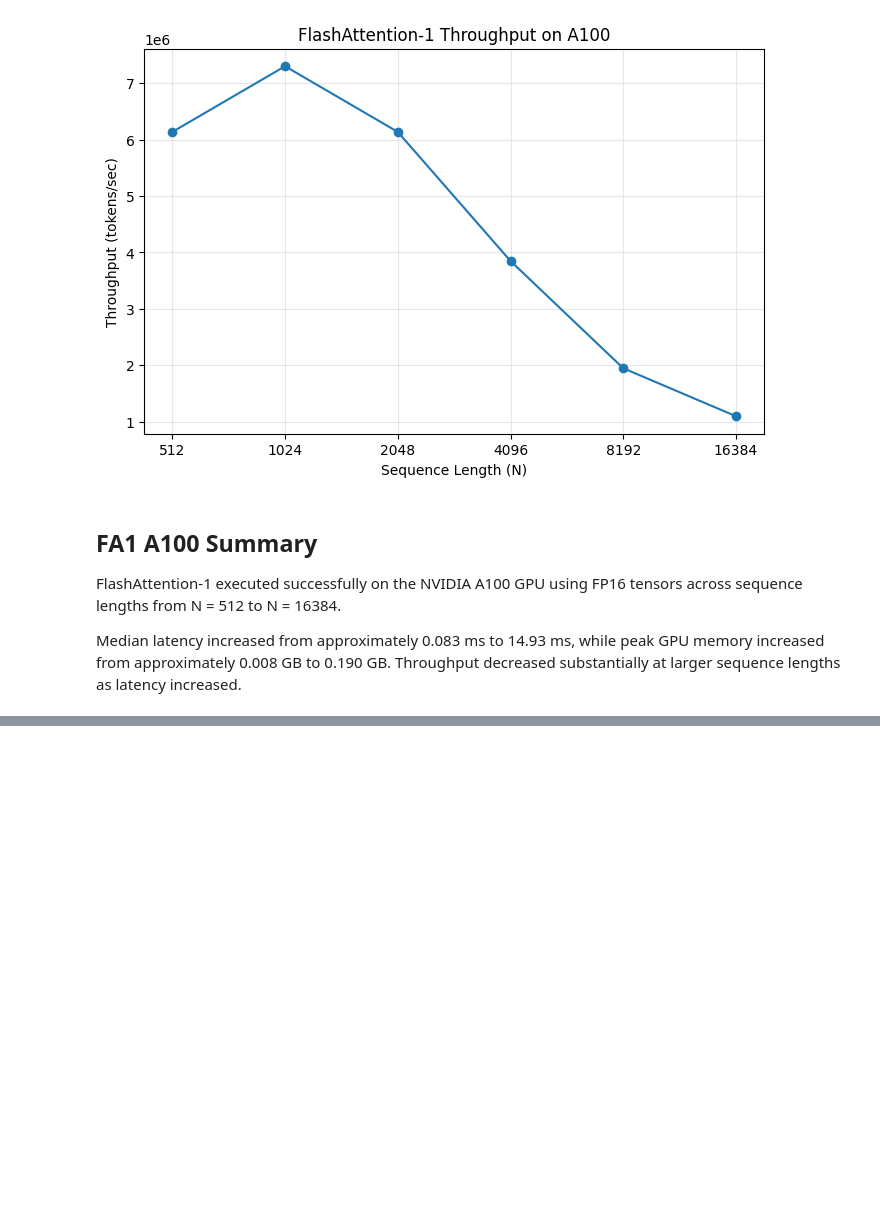
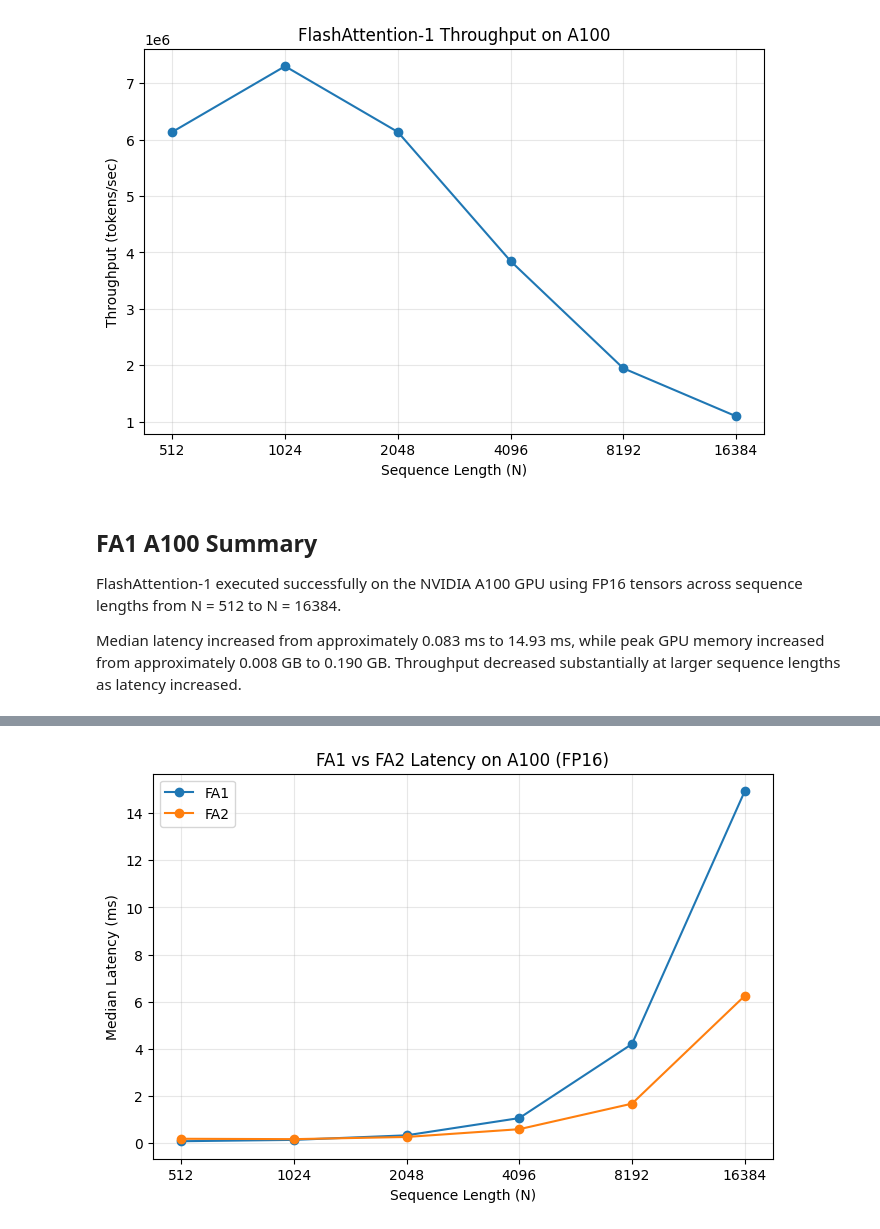
Before and after one commit to deepinsightai/flash-attention, a Jupyter notebook: blackwell_sdpa_smoke_test.ipynb, the cells around one changed output, grey strips where cells are left out. Drawn from its saved outputs; the diff is of its cells as text; code cells hidden in the pictures; blank space fills up the shorter version.

Commit message:
Complete FA1 vs FA2 A100 comparison

```diff
--- a/blackwell_sdpa_smoke_test.ipynb
+++ b/blackwell_sdpa_smoke_test.ipynb
@@ -1856,0 +2099,20 @@ Median latency increased from approximately 0.083 ms to 14.93 ms, while peak GPU
+# %%
+#clean FA1 vs FA2 comparison
+fa1_df = pd.read_csv("fa1_a100_results.csv")
+# %%
+comparison_df = pd.DataFrame({
+    "N": fa1_df["N"],
+    "FA1_latency_ms": fa1_df["median_ms"],
+    "FA2_latency_ms": fa2_fp16_df["median_ms"],
+    "FA1_memory_GB": fa1_df["peak_memory_GB"],
+    "FA2_memory_GB": fa2_fp16_df["peak_memory_GB"],
+    "FA1_throughput": fa1_df["tokens_per_sec"],
+    "FA2_throughput": fa2_fp16_df["tokens_per_sec"],
+})
+
+comparison_df["FA2_speedup_vs_FA1"] = (
+    comparison_df["FA1_latency_ms"] /
+    comparison_df["FA2_latency_ms"]
+)
+
+comparison_df
@@ -1856,0 +2127,30 @@ Median latency increased from approximately 0.083 ms to 14.93 ms, while peak GPU
+# %%
+import matplotlib.pyplot as plt
+plt.figure(figsize=(8, 5))
+
+plt.plot(
+    comparison_df["N"],
+    comparison_df["FA1_latency_ms"],
+    marker="o",
+    label="FA1"
+)
+
+plt.plot(
+    comparison_df["N"],
+    comparison_df["FA2_latency_ms"],
+    marker="o",
+    label="FA2"
+)
+
+plt.xscale("log", base=2)
+plt.xticks(comparison_df["N"], comparison_df["N"])
+
+plt.xlabel("Sequence Length (N)")
+plt.ylabel("Median Latency (ms)")
+plt.title("FA1 vs FA2 Latency on A100 (FP16)")
+plt.grid(True, alpha=0.3)
+plt.legend()
+
+plt.show()
+# %% [output]
+[figure, added]
```
Also changed, not shown: parts of 22 cells of this notebook.
